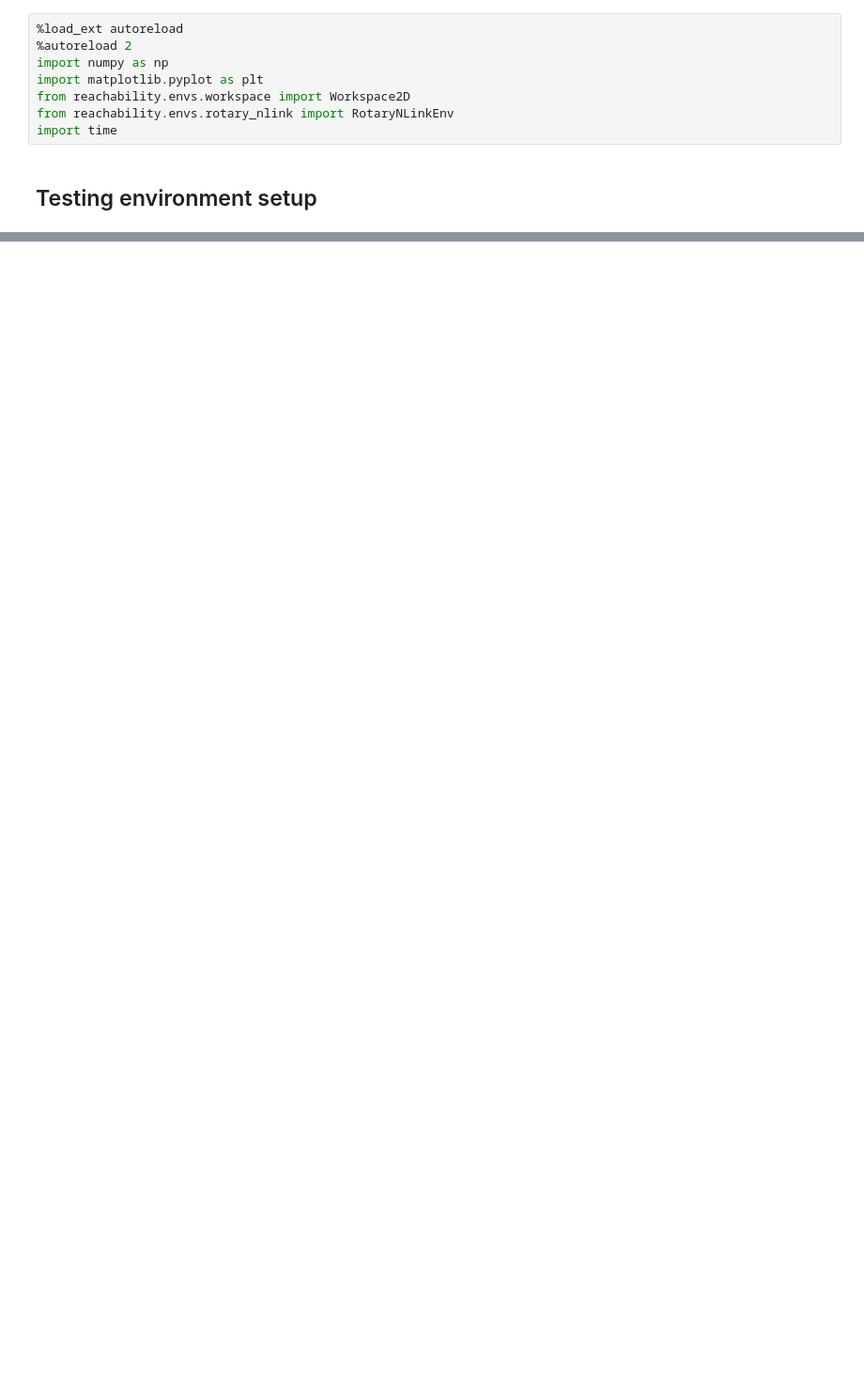
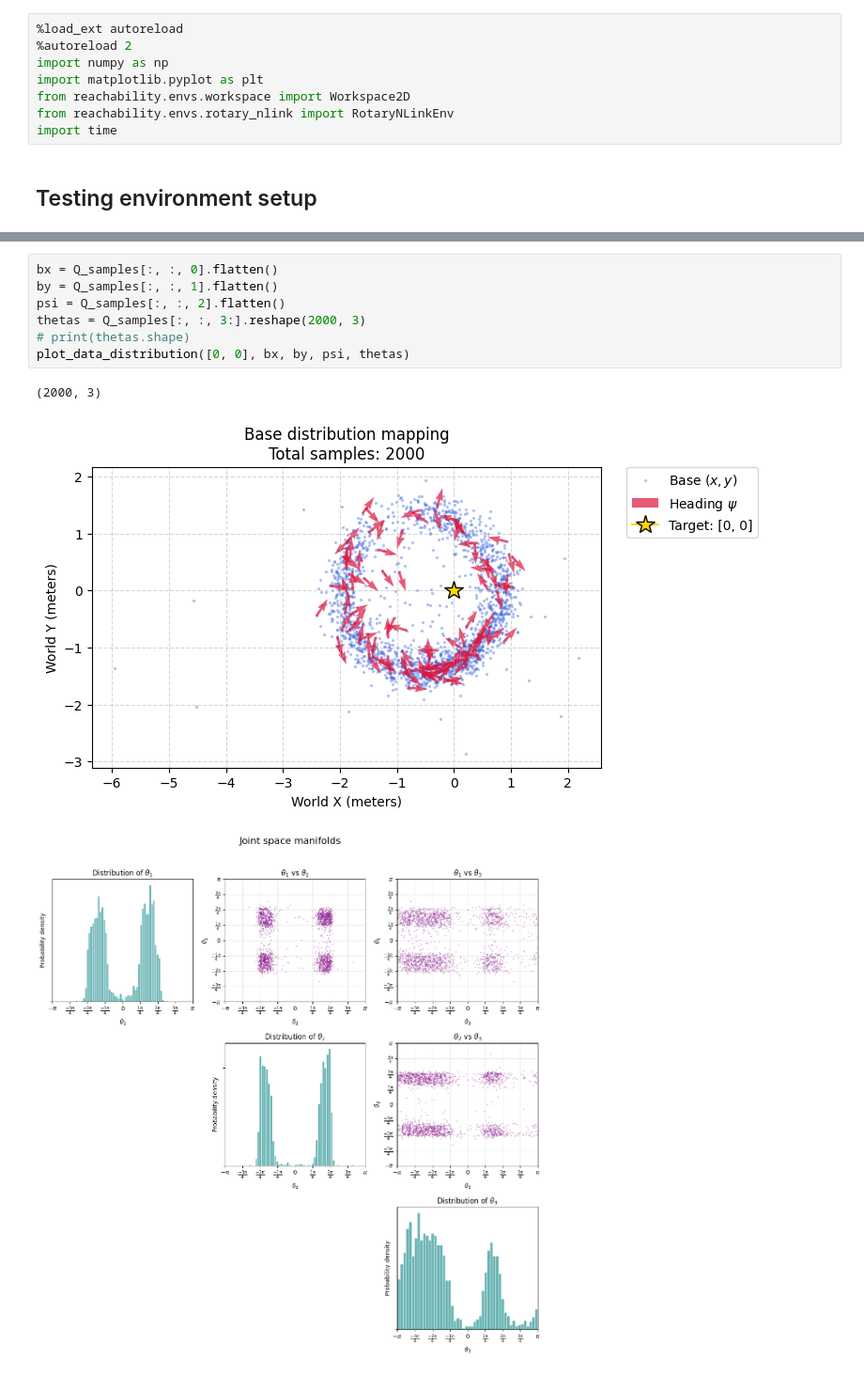
Before and after one commit to kyishanzh/reachability_tests, a Jupyter notebook: rotarynlink_env.ipynb, the cells around one changed output, grey strips where cells are left out. Shown at 94% size. Saved outputs shown, nothing was run; the diff lists cells and outputs as text; blank space fills up the shorter version.

```diff
--- a/rotarynlink_env.ipynb
+++ b/rotarynlink_env.ipynb
@@ -48,0 +77,11 @@ plot_data_distribution([0, 0], bx, by, psi, thetas)
+# %%
+bx = Q_samples[:, :, 0].flatten()
+by = Q_samples[:, :, 1].flatten()
+psi = Q_samples[:, :, 2].flatten()
+thetas = Q_samples[:, :, 3:].reshape(2000, 3)
+# print(thetas.shape)
+plot_data_distribution([0, 0], bx, by, psi, thetas)
+# %% [output]
+(2000, 3)
+[figure, added]
+[figure, added]
```
Also changed, not shown: parts of 20 cells of this notebook, 15 other files.
